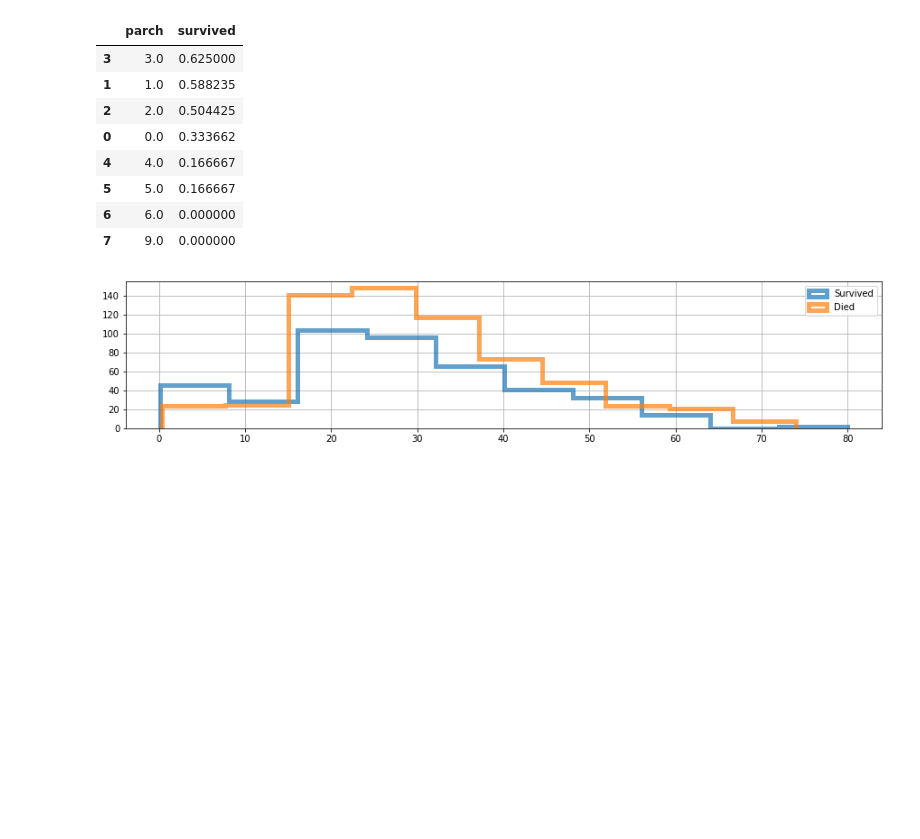
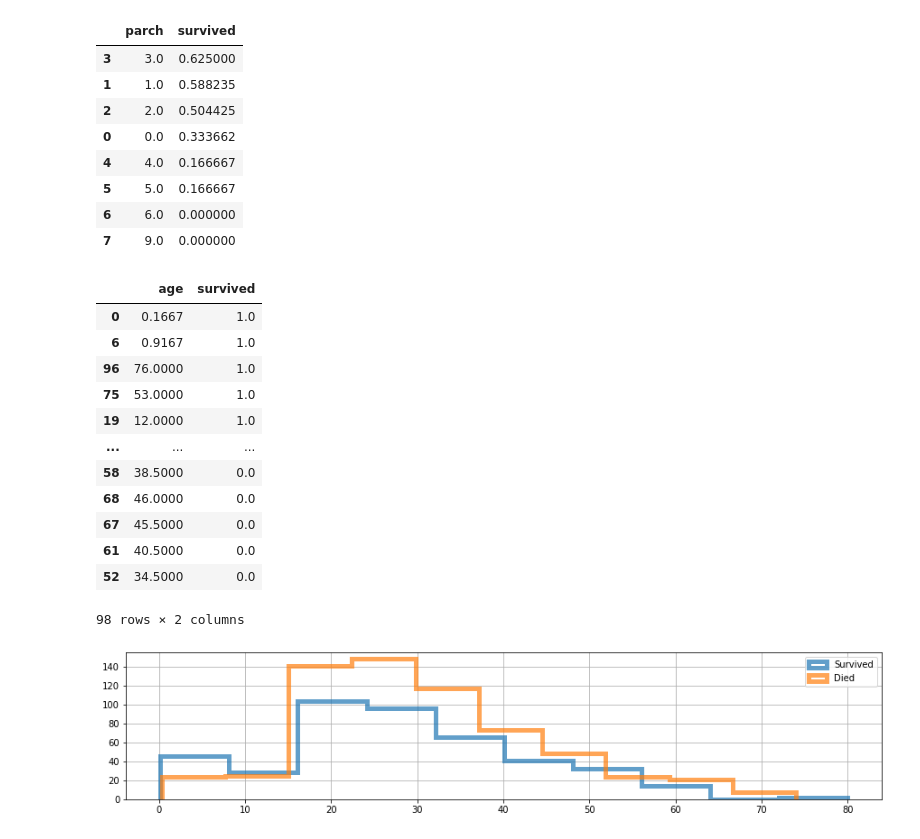
Before and after one commit to Ohm-T/Data-Clear, a Jupyter notebook: Python/analyze.ipynb, the cells around one changed output. Drawn from its saved outputs; the diff is of its cells as text; code cells hidden in the pictures; blank space fills up the shorter version.

```diff
--- a/Python/analyze.ipynb
+++ b/Python/analyze.ipynb
@@ -113,6 +121,23 @@ df[["parch", "survived"]].groupby(['parch'], as_index=False).mean().sort_values(
 | 5 | 5.0 | 0.166667 |
 | 6 | 6.0 | 0.000000 |
 | 7 | 9.0 | 0.000000 |
+# %%
+    df[["age", "survived"]].groupby(['age'], as_index=False).mean().sort_values(by='survived', ascending=False)
+    #ajouter % âge pour graphique
+# %% [output]
+|  | age | survived |
+| 0 | 0.1667 | 1.0 |
+| 6 | 0.9167 | 1.0 |
+| 96 | 76.0000 | 1.0 |
+| 75 | 53.0000 | 1.0 |
+| 19 | 12.0000 | 1.0 |
+| ... | ... | ... |
+| 58 | 38.5000 | 0.0 |
+| 68 | 46.0000 | 0.0 |
+| 67 | 45.5000 | 0.0 |
+| 61 | 40.5000 | 0.0 |
+| 52 | 34.5000 | 0.0 |
+98 rows × 2 columns
 # %%
 plt.rcParams["figure.figsize"] = (15,3)
 #nombre de personnes en vie/morte suivant leur ages
```
Also changed, not shown: parts of 2 cells of this notebook, 2 other files.
